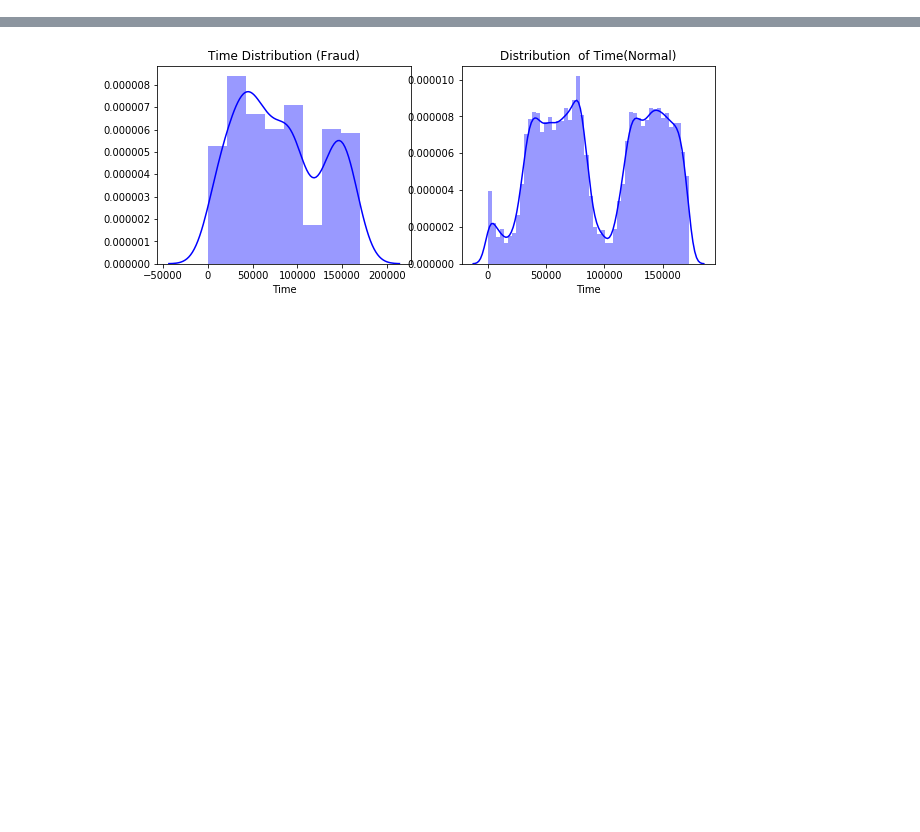
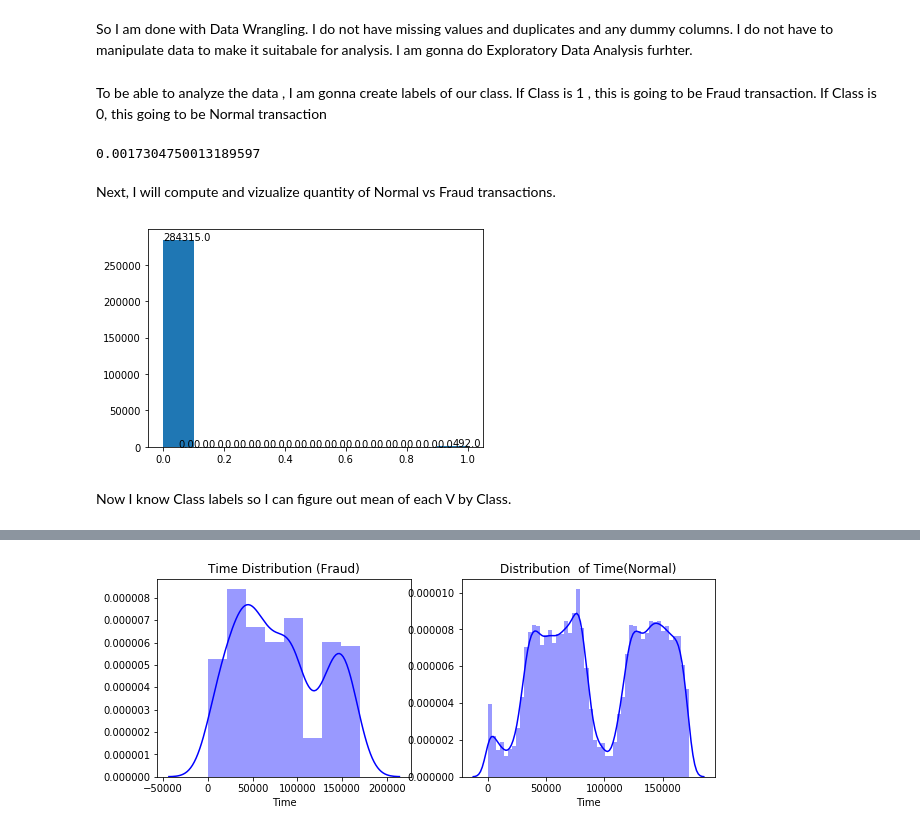
Before and after one commit to NewtoIBM/data_student, a Jupyter notebook: Egor_Capstone_2.ipynb, the cells around one changed output, grey strips where cells are left out. Cells and saved outputs as stored; diff of their text form; code cells hidden in the pictures; blank space fills up the shorter version.

```diff
--- a/Egor_Capstone_2.ipynb
+++ b/Egor_Capstone_2.ipynb
@@ -137,6 +21,0 @@ Class
-# %%
-your_bins=20
-arr=plt.hist(cardsdf.Class, bins=your_bins)
-for i in range(your_bins):
-    plt.text(arr[1][i],arr[0][i],str(arr[0][i]))
-plt.hist(cardsdf.Class, bins=10)
@@ -234,0 +121,25 @@ plt.show();
+# %% [markdown]
+So I am done with Data Wrangling. I do not have missing values  and duplicates and any dummy columns. I do not have to manipulate data to make it  suitabale for analysis. I am gonna do Exploratory Data Analysis furhter.
+# %% [markdown]
+To be able to analyze the data , I am gonna create labels of our class. If Class is 1 , this is going to be Fraud transaction. If Class is 0, this going to be Normal transaction
+# %%
+#Assigning Class  and outlier fraction
+Fraud = cardsdf[cardsdf['Class']==1]
+Normal = cardsdf[cardsdf['Class']==0]
+outlier_fraction = len(Fraud)/float(len(Normal))
+outlier_fraction
+# %% [output]
+0.0017304750013189597
+# %% [markdown]
+Next, I will compute and vizualize quantity of Normal vs Fraud transactions.
+# %%
+#Counting Fraud and Normal transactions
+bins=20
+arr=plt.hist(cardsdf.Class, bins=bins)
+for i in range(bins):
+    plt.text(arr[1][i],arr[0][i],str(arr[0][i]))
+    plt.hist(cardsdf.Class, bins=10)
+# %% [output]
+[figure, added]
+# %% [markdown]
+Now I know Class labels so I can figure out mean of each V by Class.
```
Also changed, not shown: parts of 55 cells of this notebook.
